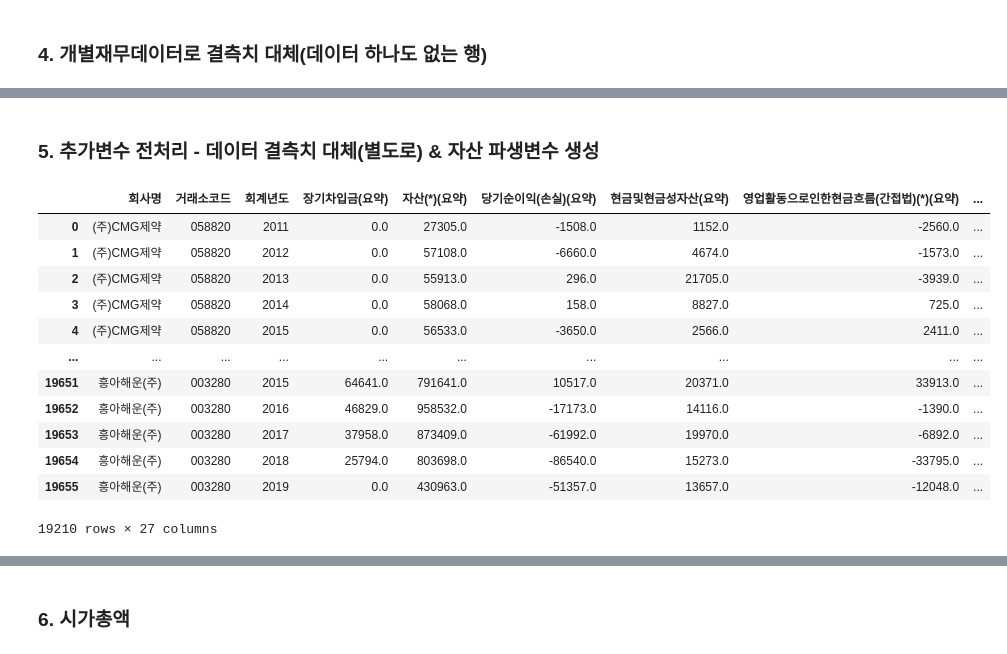
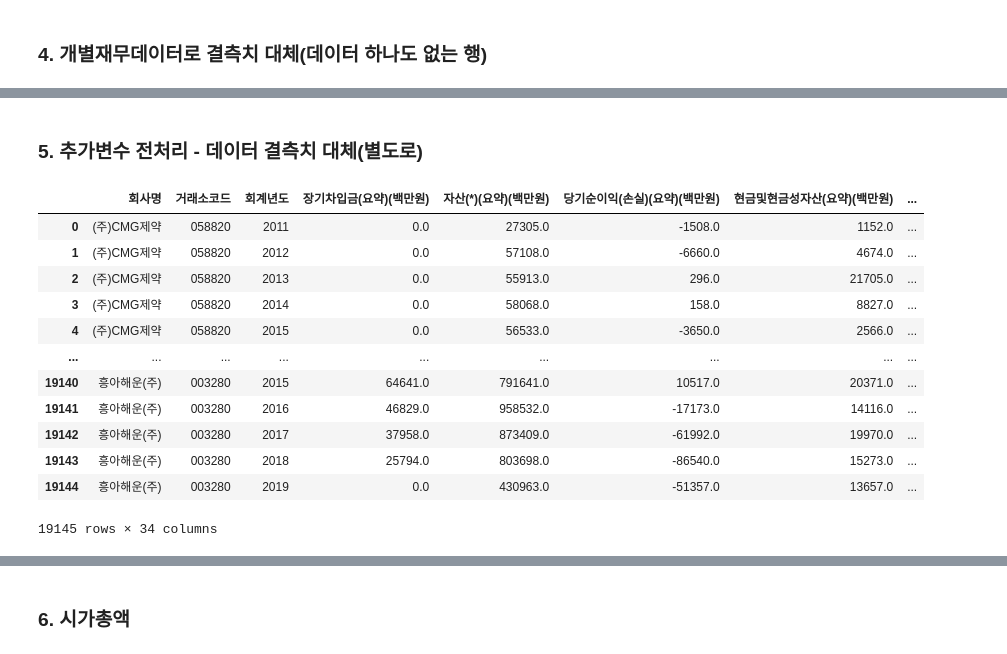
Before and after one commit to Jyassmin/UBION-PROJECT2, a Jupyter notebook: 1.preprocessing.ipynb, the cells around one changed output, grey strips where cells are left out. Cells and saved outputs as stored; diff of their text form; code cells hidden in the pictures.

```diff
--- a/1.preprocessing.ipynb
+++ b/1.preprocessing.ipynb
@@ -326,0 +429,36 @@ df_별도.shape
+# %%
+# 중복 거래소코드 제거
+def func_overlap_code(x):
+    if x == (df_별도[df_별도["회사명"]==company_name]["거래소코드"].iloc[-1]) :
+        return True
+    else:
+        return False
+
+list_companyname = list(df_별도["회사명"].unique())
+dfs = list()
+for i in list_companyname:
+    company_name = i
+    #각 기업별로 데이터프레임 생성
+    df_concat = df_별도[df_별도["회사명"]==i]
+    df_concat = df_concat[df_concat["거래소코드"].map(func_overlap_code)] # 거래소코드 바뀌기 전의 거래소코드의 데이터는 삭제
+    dfs.append(df_concat)
+df_별도 = pd.concat(dfs)
+df_별도.reset_index(drop=True, inplace=True)
+# %%
+# 중복 회사명 제거
+def func_overlap_code(x):
+    if x == (df_별도[df_별도["거래소코드"]==company_code]["회사명"].iloc[-1]) :
+        return True
+    else:
+        return False
+
+list_companyname = list(df_별도["거래소코드"].unique())
+dfs = list()
+for i in list_companyname:
+    company_code = i
+    #각 기업별로 데이터프레임 생성
+    df_concat = df_별도[df_별도["거래소코드"]==i]
+    df_concat = df_concat[df_concat["회사명"].map(func_overlap_code)] # 회사명 바뀌기 전의 회사명의 데이터는 삭제
+    dfs.append(df_concat)
+df_별도 = pd.concat(dfs)
+df_별도.reset_index(drop=True, inplace=True)
@@ -407,30 +574,38 @@ df_재무
 # %% [markdown]
-### 5. 추가변수 전처리 - 데이터 결측치 대체(별도로) & 자산 파생변수 생성
+### 5. 추가변수 전처리 - 데이터 결측치 대체(별도로)
 # %%
 df_연결_추가변수 = pd.read_excel("./datasets/raw/사업보고서/사업보고서_연결/연결_추가변수.xlsx") # 20컬럼 추가
 df_연결_추가변수["거래소코드"] = df_연결_추가변수["거래소코드"].map(padding) # 거래소코드 padding
 df_연결_추가변수 = df_연결_추가변수[df_연결_추가변수["회계년도"].map(func_yearin)] # 12월 결산 기업만
 df_연결_추가변수["회계년도"] = df_연결_추가변수["회계년도"].map(change_year) # 년도만 표시
 
 list_col = list() # 컬럼명에서 "IFRS연결", " ", "," 제거
 for i in list(df_연결_추가변수.columns):
     list_col.append(func_replace_col1(i))
 df_연결_추가변수.columns = list_col
+
+df_연결_추가변수["외국인_주식분포비율"] = df_연결_추가변수["외국인_주식분포비율"].fillna(0) # 상장 전 데이터에 결측치 존재 - 외국인이 못 사기에 비율 0으로 대체
+df_연결_추가변수["보통주배당금_현금(천원)"] = df_연결_추가변수["보통주배당금_현금(천원)"].fillna(0) # 결측치 값은 배당을 안했다는 의미라 0으로 대체
+df_연결_추가변수["우선주배당금_현금(천원)"] = df_연결_추가변수["우선주배당금_현금(천원)"].fillna(0)
+df_연결_추가변수["배당금(총합)_현금(천원)"] = df_연결_추가변수["보통주배당금_현금(천원)"] + df_연결_추가변수["우선주배당금_현금(천원)"]
+
+df_연결_추가변수.drop_duplicates(['거래소코드',"회계년도"], keep='last', inplace=True)
+df_연결_추가변수.reset_index(drop=True, inplace=True)
 df_연결_추가변수
 # %% [output]
-|  | 회사명 | 거래소코드 | 회계년도 | 장기차입금(요약) | 자산(*)(요약) | 당기순이익(손실)(요약) | 현금및현금성자산(요약) | 영업활동으로인한현금흐름(간접법)(*)(요약) | ... |
-| 0 | (주)CMG제약 | 058820 | 2011 | 0.0 | 27305.0 | -1508.0 | 1152.0 | -2560.0 | ... |
-| 1 | (주)CMG제약 | 058820 | 2012 | 0.0 | 57108.0 | -6660.0 | 4674.0 | -1573.0 | ... |
-| 2 | (주)CMG제약 | 058820 | 2013 | 0.0 | 55913.0 | 296.0 | 21705.0 | -3939.0 | ... |
-| 3 | (주)CMG제약 | 058820 | 2014 | 0.0 | 58068.0 | 158.0 | 8827.0 | 725.0 | ... |
-| 4 | (주)CMG제약 | 058820 | 2015 | 0.0 | 56533.0 | -3650.0 | 2566.0 | 2411.0 | ... |
-| ... | ... | ... | ... | ... | ... | ... | ... | ... | ... |
-| 19651 | 흥아해운(주) | 003280 | 2015 | 64641.0 | 791641.0 | 10517.0 | 20371.0 | 33913.0 | ... |
-| 19652 | 흥아해운(주) | 003280 | 2016 | 46829.0 | 958532.0 | -17173.0 | 14116.0 | -1390.0 | ... |
-| 19653 | 흥아해운(주) | 003280 | 2017 | 37958.0 | 873409.0 | -61992.0 | 19970.0 | -6892.0 | ... |
-| 19654 | 흥아해운(주) | 003280 | 2018 | 25794.0 | 803698.0 | -86540.0 | 15273.0 | -33795.0 | ... |
-| 19655 | 흥아해운(주) | 003280 | 2019 | 0.0 | 430963.0 | -51357.0 | 13657.0 | -12048.0 | ... |
+|  | 회사명 | 거래소코드 | 회계년도 | 장기차입금(요약)(백만원) | 자산(*)(요약)(백만원) | 당기순이익(손실)(요약)(백만원) | 현금및현금성자산(요약)(백만원) | ... |
+| 0 | (주)CMG제약 | 058820 | 2011 | 0.0 | 27305.0 | -1508.0 | 1152.0 | ... |
+| 1 | (주)CMG제약 | 058820 | 2012 | 0.0 | 57108.0 | -6660.0 | 4674.0 | ... |
+| 2 | (주)CMG제약 | 058820 | 2013 | 0.0 | 55913.0 | 296.0 | 21705.0 | ... |
+| 3 | (주)CMG제약 | 058820 | 2014 | 0.0 | 58068.0 | 158.0 | 8827.0 | ... |
+| 4 | (주)CMG제약 | 058820 | 2015 | 0.0 | 56533.0 | -3650.0 | 2566.0 | ... |
+| ... | ... | ... | ... | ... | ... | ... | ... | ... |
+| 19140 | 흥아해운(주) | 003280 | 2015 | 64641.0 | 791641.0 | 10517.0 | 20371.0 | ... |
+| 19141 | 흥아해운(주) | 003280 | 2016 | 46829.0 | 958532.0 | -17173.0 | 14116.0 | ... |
+| 19142 | 흥아해운(주) | 003280 | 2017 | 37958.0 | 873409.0 | -61992.0 | 19970.0 | ... |
+| 19143 | 흥아해운(주) | 003280 | 2018 | 25794.0 | 803698.0 | -86540.0 | 15273.0 | ... |
+| 19144 | 흥아해운(주) | 003280 | 2019 | 0.0 | 430963.0 | -51357.0 | 13657.0 | ... |
-19210 rows × 27 columns
+19145 rows × 34 columns
 # %%
 df_연결_추가변수.isna().sum().to_dict()
 # %% [output]
```
Also changed, not shown: parts of 119 cells of this notebook, 24 other files.
